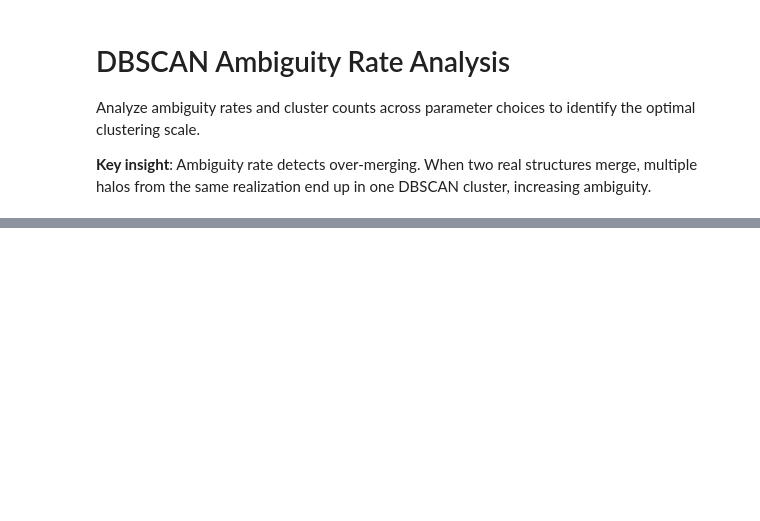
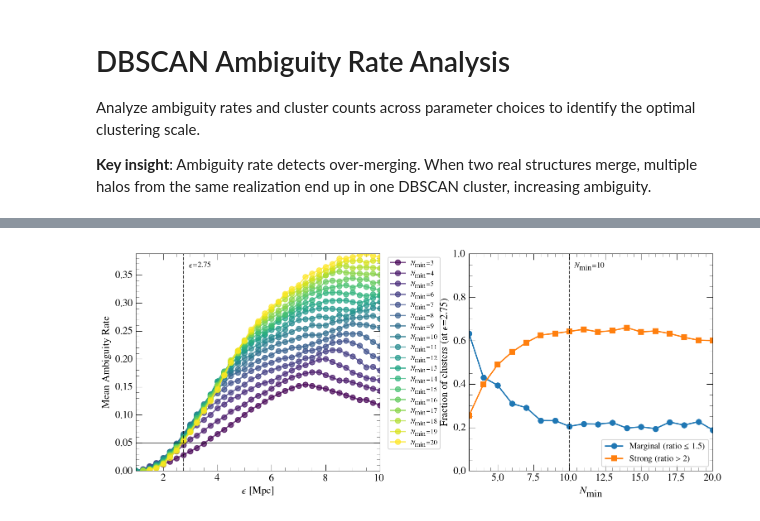
Before and after one commit to stuartmcalpine/manticore_posterior_clusters, a Jupyter notebook: notebooks/ambiguity_analysis.ipynb, the cells around one changed output, grey strips where cells are left out. Cells and saved outputs as stored; diff of their text form; code cells hidden in the pictures; blank space fills up the shorter version.

```diff
--- a/notebooks/ambiguity_analysis.ipynb
+++ b/notebooks/ambiguity_analysis.ipynb
@@ -12,6 +12,7 @@ from pathlib import Path
 from collections import defaultdict
 import matplotlib.pyplot as plt
 from tqdm.auto import tqdm
+from pymanticore.analysis.matplotlib import get_mplstyle_path
 
 OUTPUT_DIR = Path("../output")
 
@@ -22,3 +23,6 @@ FILE_PATTERN = "dbscan_clusters_eps_*_ms_*.h5"
 MIN_CLUSTERS = 100
 
 print(f"Looking for: {FILE_PATTERN}")
+
+# Set plotting style
+mnras_style = "mnras"
@@ -393,0 +472,82 @@ print(f"  - Look for min_samples where %strong is high but N_strong hasn't dropp
+# %%
+CHOSEN_EPS = 2.75  # selected eps value (Mpc)
+
+# ---- Left panel prep: group runs by min_samples ----
+ms_groups = defaultdict(list)
+for (eps, ms), data in sorted(runs.items()):
+    ms_groups[ms].append((eps, data))
+
+colors = plt.cm.viridis(np.linspace(0, 1, len(ms_groups)))
+
+# ---- Right panel prep: stats vs min_samples at CHOSEN_EPS ----
+stats_by_ms = []
+for ms in ms_at_eps:
+    key = (CHOSEN_EPS, ms)
+    if key not in runs:
+        continue
+    data = runs[key]
+    n_mem = np.asarray(data["n_members"])
+    if n_mem.size == 0:
+        continue
+
+    ratio = n_mem / ms
+    stats_by_ms.append({
+        "ms": ms,
+        "n_clusters": n_mem.size,
+        "frac_marginal": np.mean(ratio < 1.5),   # barely above threshold
+        "frac_strong":   np.mean(ratio > 2.0),   # well above threshold
+        "median_ratio":  np.median(ratio),
+        "n_strong":      int(np.sum(ratio > 2.0)),
+    })
+
+# sort for plotting
+stats_by_ms = sorted(stats_by_ms, key=lambda d: d["ms"])
+ms_vals = [s["ms"] for s in stats_by_ms]
+
+# ---- Plot ----
+with plt.style.context(get_mplstyle_path(mnras_style)):
+
+    fig, axes = plt.subplots(1, 2, figsize=(10, 4))
+
+    # Left: Mean ambiguity vs eps (for each min_samples) + vertical line at chosen eps
+    ax = axes[0]
+    for (ms, group), color in zip(sorted(ms_groups.items()), colors):
+        eps_vals = [g[0] for g in group]
+        amb_vals = [g[1]["mean_ambiguity"] for g in group]
+        ax.plot(eps_vals, amb_vals, "o-", label=r"$N_{\textrm{min}}$" + f"={ms}", color=color, alpha=0.7)
+
+    ax.axvline(CHOSEN_EPS, color="k", linestyle="--", linewidth=1, alpha=0.8)
+    ax.axhline(0.05, color="k", lw=0.5, alpha=0.8)
+    ax.text(CHOSEN_EPS + 0.2, 0.96, rf"$\epsilon$={CHOSEN_EPS:.2f}",
+            transform=ax.get_xaxis_transform(),
+            ha="left", va="top", fontsize=9)
+
+    ax.set_xlabel(r"$\epsilon$ [Mpc]")
+    ax.set_ylabel("Mean Ambiguity Rate")
+    ax.legend(bbox_to_anchor=(1.02, 1), loc="upper left", fontsize=8)
+
+    # Right: Fractions vs min_samples at chosen eps (from your 2nd figure left panel)
+    ax = axes[1]
+    if len(stats_by_ms) == 0:
+        ax.text(0.5, 0.5, f"No runs found at eps={CHOSEN_EPS}",
+                ha="center", va="center", transform=ax.transAxes)
+        ax.set_axis_off()
+    else:
+        ax.plot(ms_vals, [s["frac_marginal"] for s in stats_by_ms], "o-",
+                label=r"Marginal (ratio $\leq$ 1.5)")
+        ax.plot(ms_vals, [s["frac_strong"] for s in stats_by_ms], "s-",
+                label=r"Strong (ratio $>$ 2)")
+        ax.set_xlabel(r"$N_{\textrm{min}}$")
+        ax.set_ylabel(r"Fraction of clusters (at $\epsilon$=2.75)")
+        ax.set_ylim(0, 1)
+        ax.legend()
+        ax.axvline(10, color="k", linestyle="--", linewidth=1, alpha=0.8)
+        ax.text(10 + 0.3, 0.96, r"$N_{\textrm{min}}$" + f"=10",
+                transform=ax.get_xaxis_transform(),
+                ha="left", va="top", fontsize=9)
+
+    plt.tight_layout(pad=0.1)
+    plt.savefig("plots/dbscan_fiducial_params.pdf")
+    plt.show()
+# %% [output]
+[figure, added]
```
Also changed, not shown: parts of 10 cells of this notebook, 2 other files.
